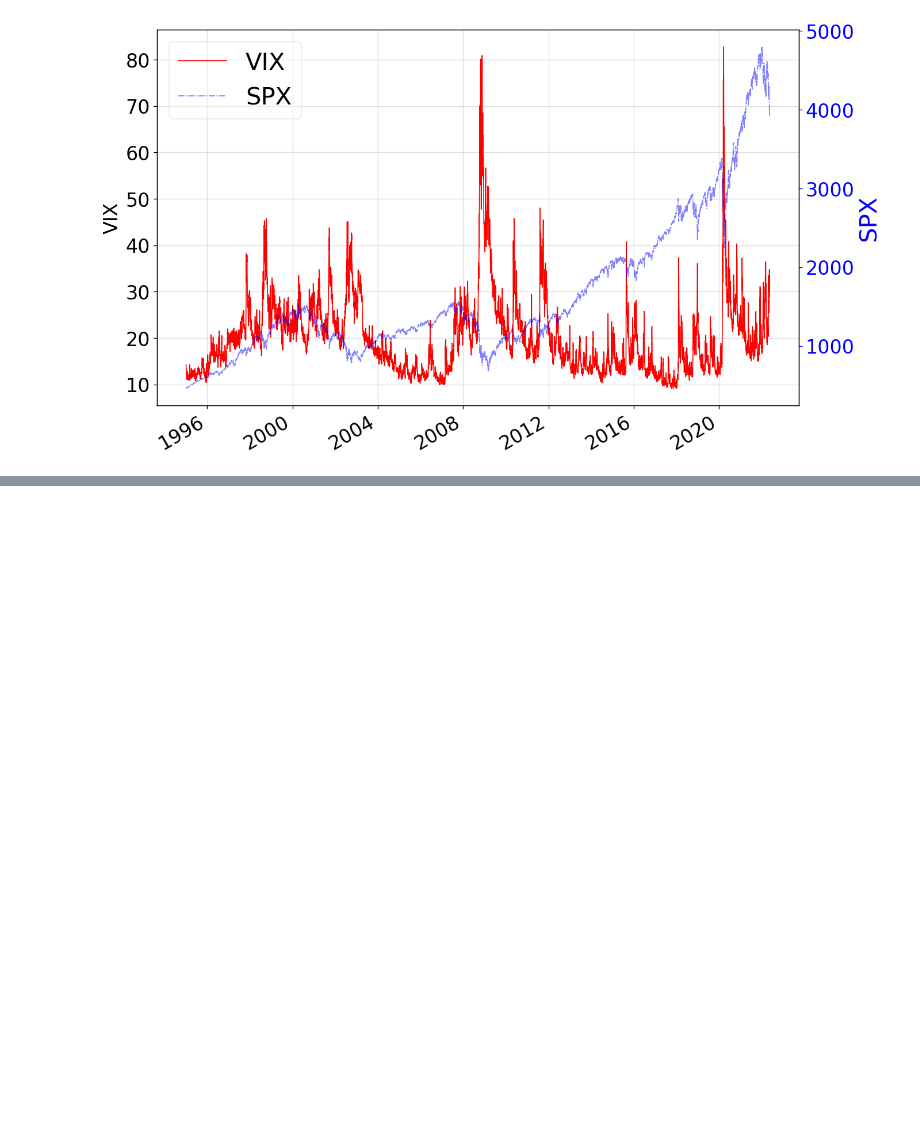
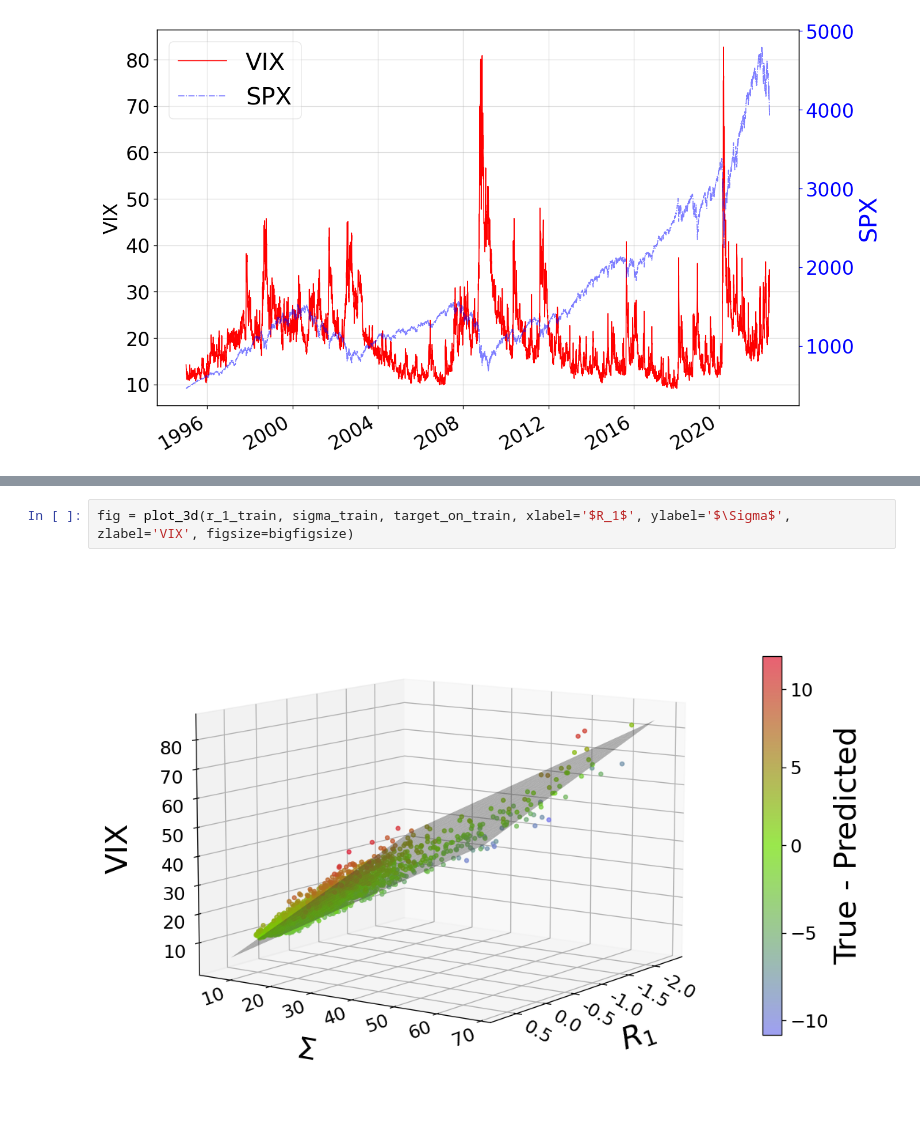
Before and after one commit to Jordylek/VolatilityIsMostlyPathDependent, a Jupyter notebook: empirical_study.ipynb, the cells around one changed output, grey strips where cells are left out. Drawn from its saved outputs; the diff is of its cells as text; blank space fills up the shorter version.

```diff
--- a/empirical_study.ipynb
+++ b/empirical_study.ipynb
@@ -125,0 +108,4 @@ fig = plot_vol_against_feature(feature=r_1_train, target=target_on_train, color_
+# %%
+fig = plot_3d(r_1_train, sigma_train, target_on_train, xlabel='$R_1$', ylabel='$\Sigma$', zlabel='VIX', figsize=bigfigsize)
+# %% [output]
+[figure, added]
```
Also changed, not shown: parts of 15 cells of this notebook, 2 other files.
